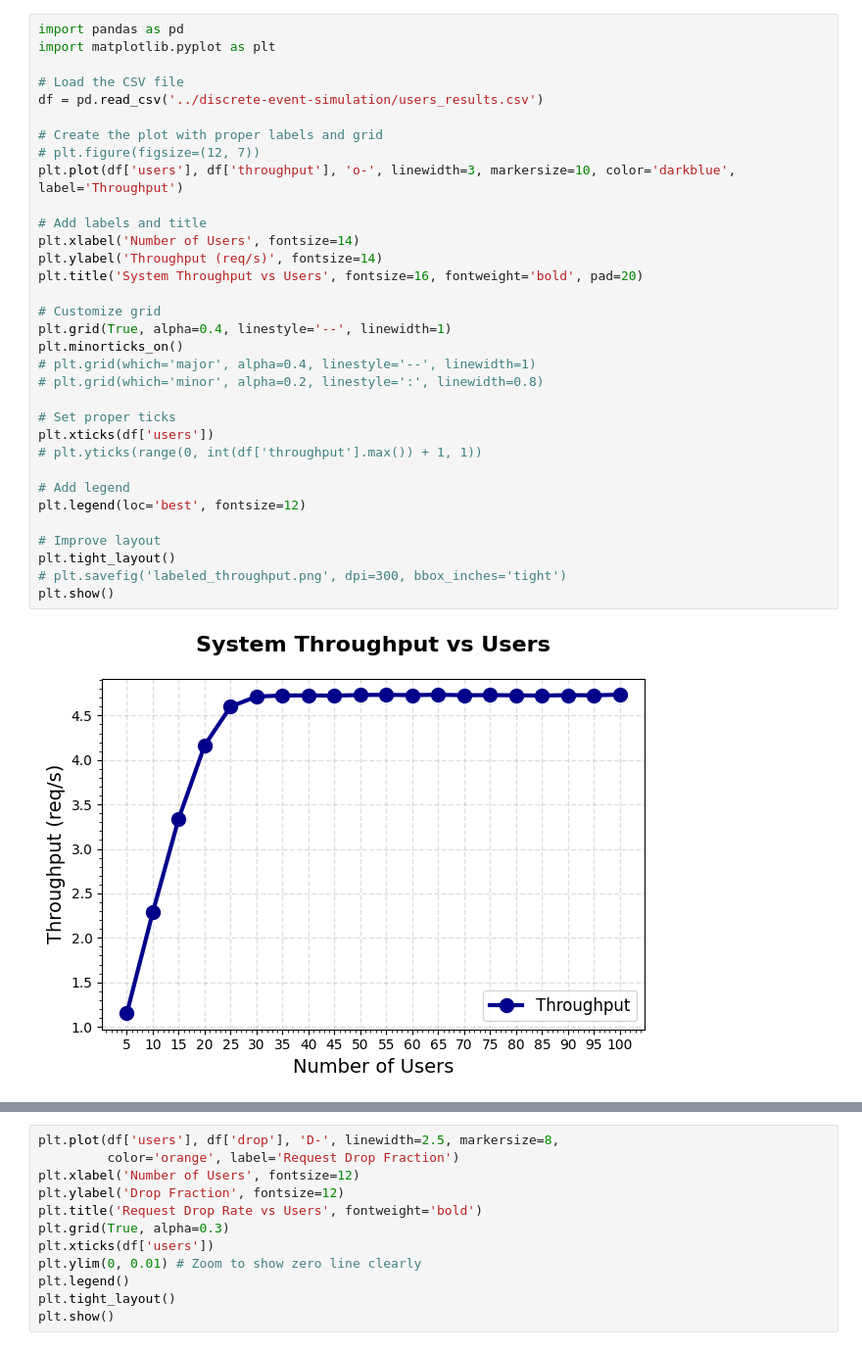
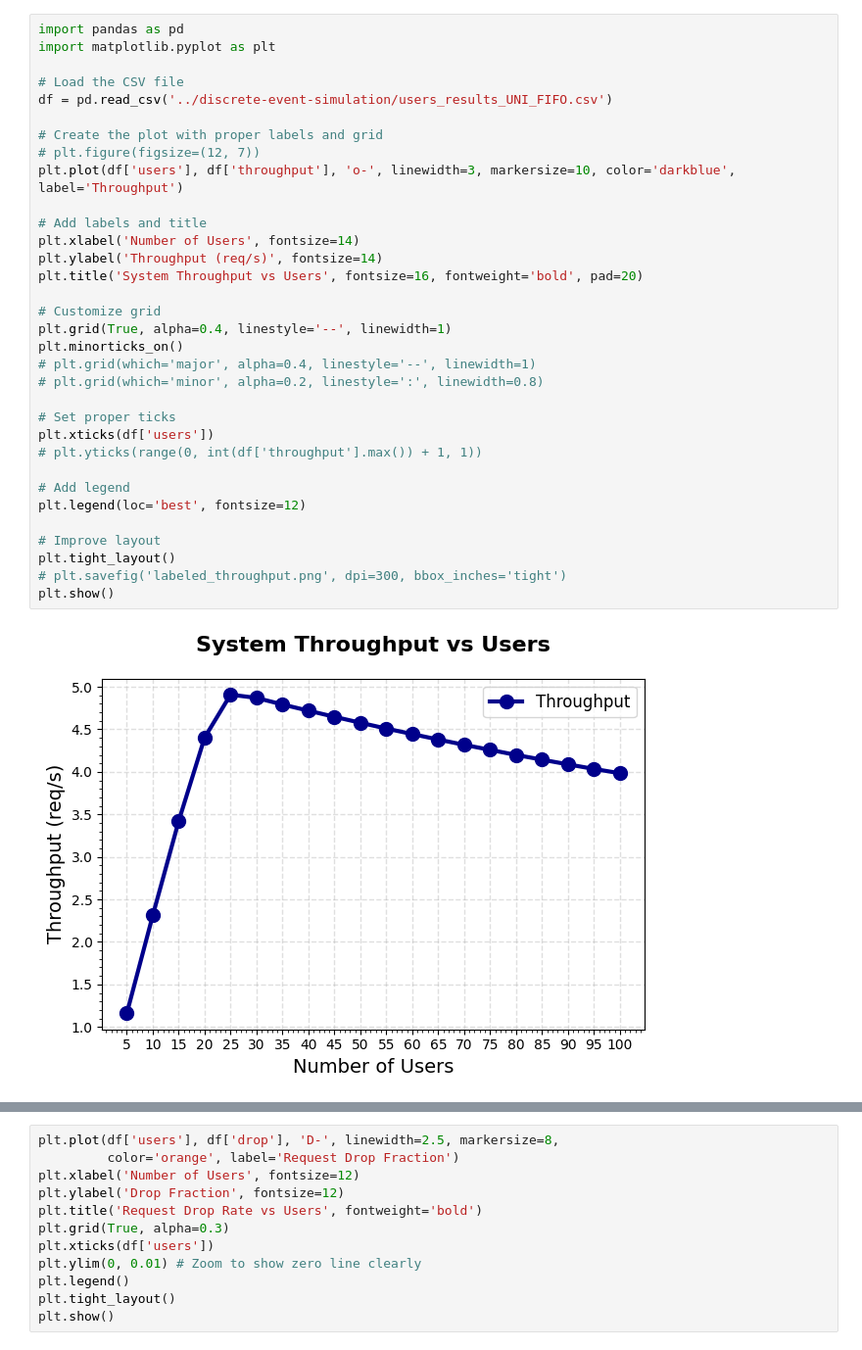
Before and after one commit to viren711/Performance-Analysis-CS681, a Jupyter notebook: discrete-event-simulation/visualization.ipynb, the cells around one changed output, grey strips where cells are left out. Shown at 98% size. Saved outputs shown, nothing was run; the diff lists cells and outputs as text.

Commit message:
plots

```diff
--- a/discrete-event-simulation/visualization.ipynb
+++ b/discrete-event-simulation/visualization.ipynb
@@ -43,36 +3,36 @@ import pandas as pd
 import matplotlib.pyplot as plt
 
 # Load the CSV file
-df = pd.read_csv('../discrete-event-simulation/users_results.csv')
+df = pd.read_csv('../discrete-event-simulation/users_results_UNI_FIFO.csv')
 
 # Create the plot with proper labels and grid
 # plt.figure(figsize=(12, 7))
 plt.plot(df['users'], df['throughput'], 'o-', linewidth=3, markersize=10, color='darkblue', label='Throughput')
 
 # Add labels and title
 plt.xlabel('Number of Users', fontsize=14)
 plt.ylabel('Throughput (req/s)', fontsize=14)
 plt.title('System Throughput vs Users', fontsize=16, fontweight='bold', pad=20)
 
 # Customize grid
 plt.grid(True, alpha=0.4, linestyle='--', linewidth=1)
 plt.minorticks_on()
 # plt.grid(which='major', alpha=0.4, linestyle='--', linewidth=1)
 # plt.grid(which='minor', alpha=0.2, linestyle=':', linewidth=0.8)
 
 # Set proper ticks
 plt.xticks(df['users'])
 # plt.yticks(range(0, int(df['throughput'].max()) + 1, 1))
 
 # Add legend
 plt.legend(loc='best', fontsize=12)
 
 # Improve layout
 plt.tight_layout()
 # plt.savefig('labeled_throughput.png', dpi=300, bbox_inches='tight')
 plt.show()
 # %% [output]
-[figure, old version]
+[figure, new version]
 # %%
 # plt.figure(figsize=(10, 6))
 plt.plot(df['users'], df['utilization']*100, 'o-', linewidth=2.5, markersize=8, color='red')
```
Also changed, not shown: parts of 10 cells of this notebook, 1 other file.
